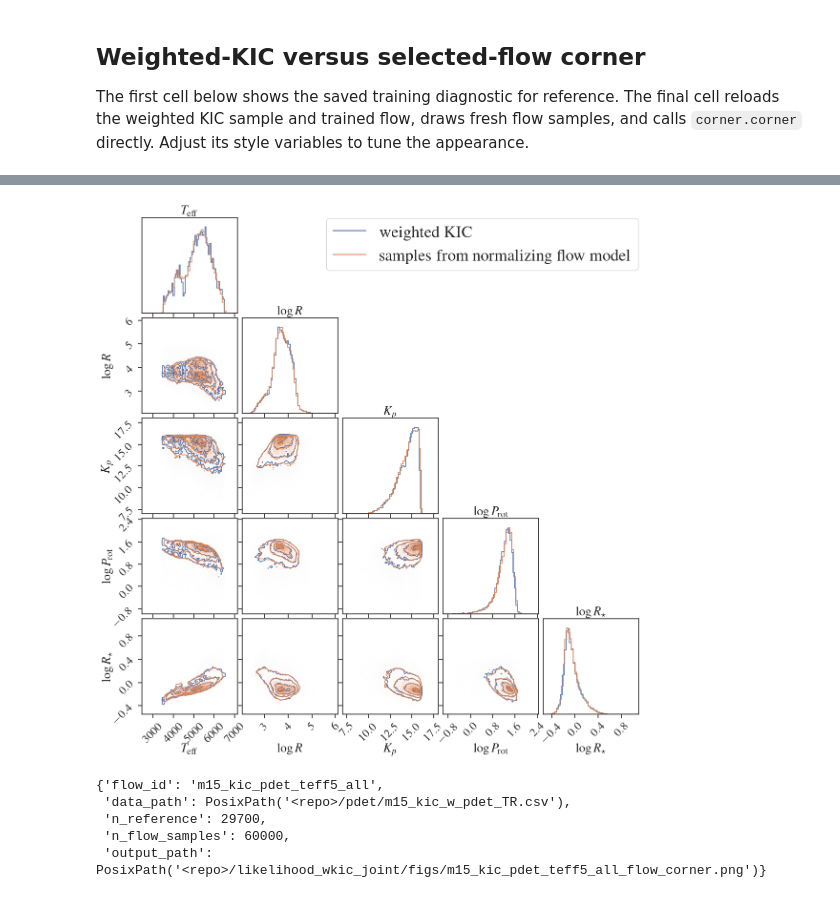
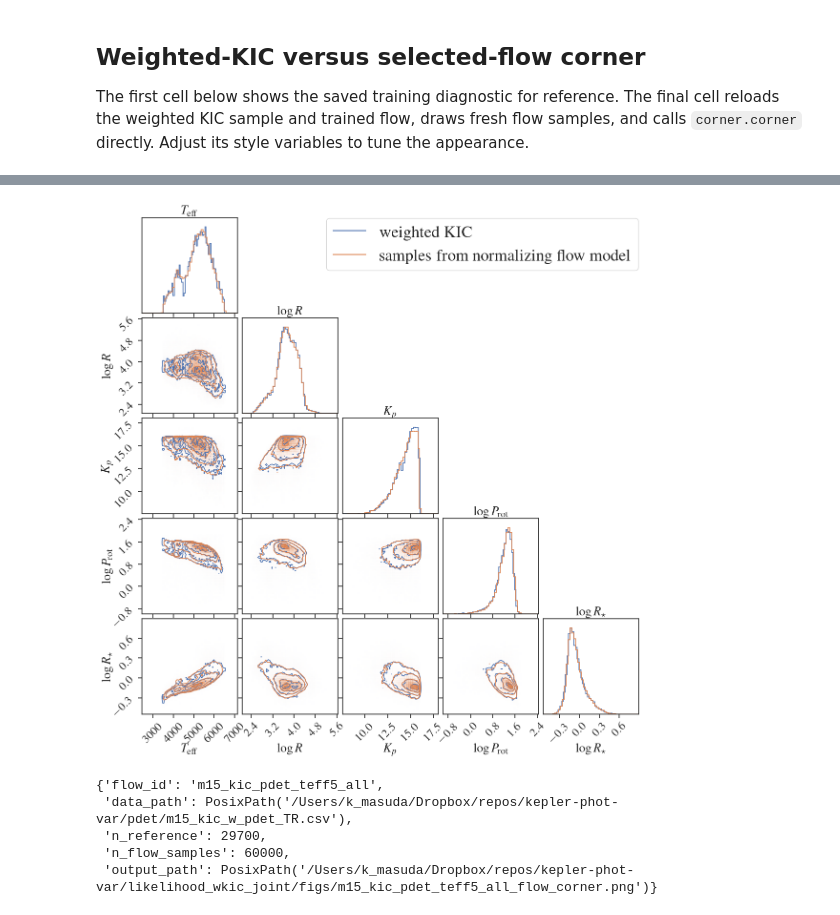
Before and after one commit to kemasuda/kepler-phot-var, a Jupyter notebook: likelihood_wkic_joint/comparison_alpha_t_publish.ipynb, the cells around one changed output, grey strips where cells are left out. Saved outputs shown, nothing was run; the diff lists cells and outputs as text; code cells hidden in the pictures.

```diff
--- a/likelihood_wkic_joint/comparison_alpha_t_publish.ipynb
+++ b/likelihood_wkic_joint/comparison_alpha_t_publish.ipynb
@@ -430,6 +438,9 @@ theta_flow = np.asarray(
 
 labels = np.array(['$T_\mathrm{eff}$', '$\log R$', '$\log P_\mathrm{rot}$', '$\log R_\star$', '$K_p$'])
 key_map_idx = [0, 1, 4, 2, 3]
+plot_range = [1., [2.2, 5.55], [7.5, 17.], [-0.6, 2.0], [-0.5, 0.8]]
+
+
 fig = corner.corner(
     theta_reference[:,key_map_idx],
     labels=labels[key_map_idx],
@@ -442,6 +453,7 @@ fig = corner.corner(
     plot_datapoints=False,
     hist_kwargs={"density": True, "linewidth": FLOW_CORNER_LINEWIDTH},
     contour_kwargs={"linewidths": FLOW_CORNER_LINEWIDTH},
+    range=plot_range,
 )
 corner.corner(
     theta_flow[:,key_map_idx],
@@ -456,36 +468,36 @@ corner.corner(
 handles = [
     mlines.Line2D([], [], color=FLOW_CORNER_DATA_COLOR, label="weighted KIC"),
     mlines.Line2D(
         [],
         [],
         color=FLOW_CORNER_MODEL_COLOR,
         label="samples from normalizing flow model",
     ),
 ]
 fig.legend(
     handles=handles,
     loc="upper right",
     bbox_to_anchor=(0.98, 0.98),
     fontsize=FLOW_CORNER_LEGEND_FONTSIZE,
     frameon=True,
 )
 flow_title = (
     SELECTED_FLOW_ID.replace("_", r"\_") if USE_TEX else SELECTED_FLOW_ID
 )
 fig.savefig(FLOW_CORNER_OUTPUT_PATH, dpi=FLOW_CORNER_DPI, bbox_inches="tight")
 plt.show()
 
 {
     "flow_id": SELECTED_FLOW_ID,
     "data_path": data_path,
     "n_reference": len(theta_reference),
     "n_flow_samples": len(theta_flow),
     "output_path": FLOW_CORNER_OUTPUT_PATH,
 }
 # %% [output]
-[figure, old version]
+[figure, new version]
 {'flow_id': 'm15_kic_pdet_teff5_all',
- 'data_path': PosixPath('<repo>/pdet/m15_kic_w_pdet_TR.csv'),
+ 'data_path': PosixPath('/Users/k_masuda/Dropbox/repos/kepler-phot-var/pdet/m15_kic_w_pdet_TR.csv'),
  'n_reference': 29700,
  'n_flow_samples': 60000,
- 'output_path': PosixPath('<repo>/likelihood_wkic_joint/figs/m15_kic_pdet_teff5_all_flow_corner.png')}
+ 'output_path': PosixPath('/Users/k_masuda/Dropbox/repos/kepler-phot-var/likelihood_wkic_joint/figs/m15_kic_pdet_teff5_all_flow_corner.png')}
```
Also changed, not shown: parts of 6 cells of this notebook, 8 other files.
